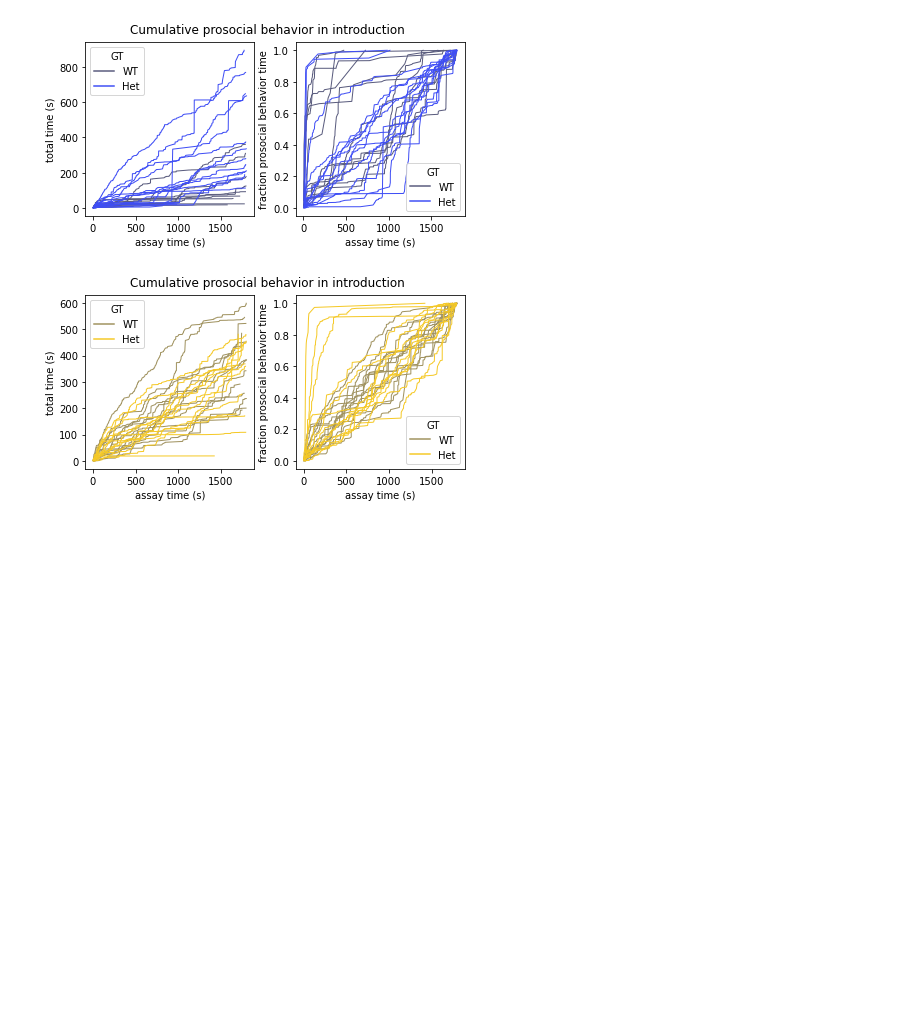
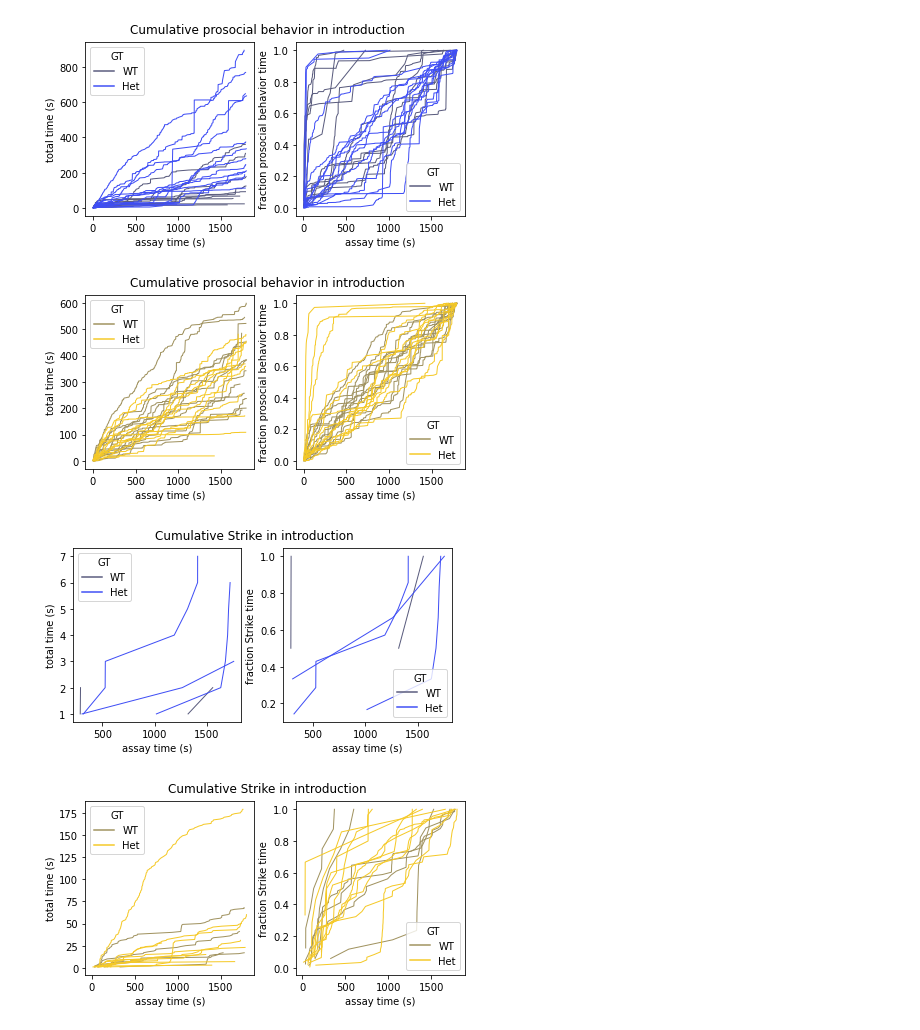
Before and after one commit to nhoglen/scn2a-paper-GWJSNH-code, a Jupyter notebook: 240730_proto_plottingCDFs.ipynb, the cells around one changed output. Cells and saved outputs as stored; diff of their text form; code cells hidden in the pictures; blank space fills up the shorter version.

```diff
--- a/240730_proto_plottingCDFs.ipynb
+++ b/240730_proto_plottingCDFs.ipynb
@@ -378,4 +378,19 @@ make_cumulative_time_plots(prosoc,'F','prosocial behavior',assay)
 [figure]
 [figure]
 # %%
-# ----- DO AGONSITIC BEHAVIOR POINT EVENTS -----
+# ----- DO AGONISTIC BEHAVIOR POINT EVENTS -----
+
+# ----- STRIKE INTROS -----
+assay = 'introduction'
+behavior = 'Strike'
+printy = True
+# InStrikeDF = consolidate_single_behavior_table(assay,behavior,nwbpath,printy)
+InStrikeDF['ones'] = [1]*InStrikeDF.shape[0]
+InStrikeDF['raw_cumes'] = InStrikeDF.groupby('pair_tag').ones.cumsum()# use numpy argsort on start_times
+InStrikeDF['totals'] = InStrikeDF.groupby('pair_tag')['ones'].transform('sum')
+InStrikeDF['cumes_behav_frac'] = InStrikeDF.raw_cumes/InStrikeDF.totals
+make_cumulative_time_plots(InStrikeDF,'M',behavior,assay)
+make_cumulative_time_plots(InStrikeDF,'F',behavior,assay)
+# %% [output]
+[figure, added]
+[figure, added]
```
Also changed, not shown: parts of 4 cells of this notebook.
